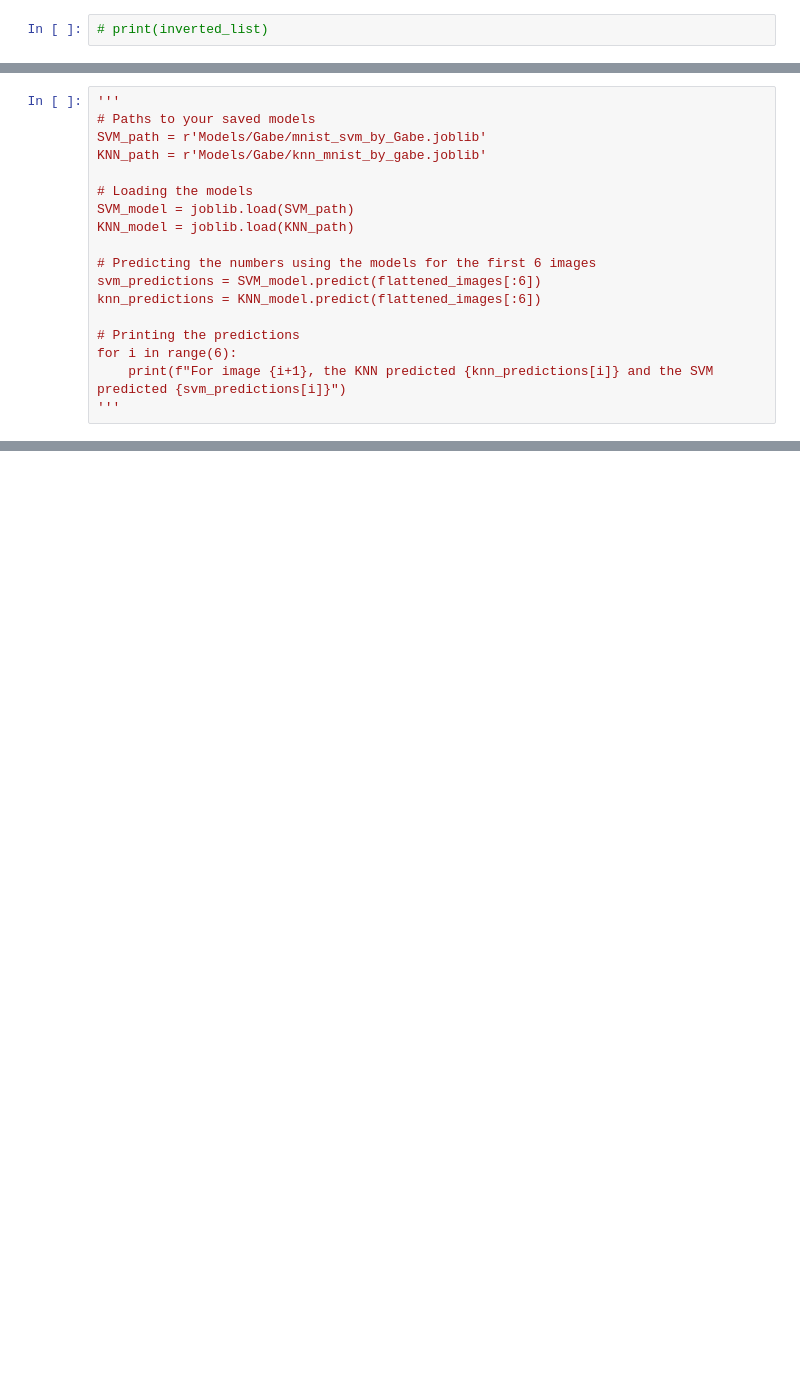
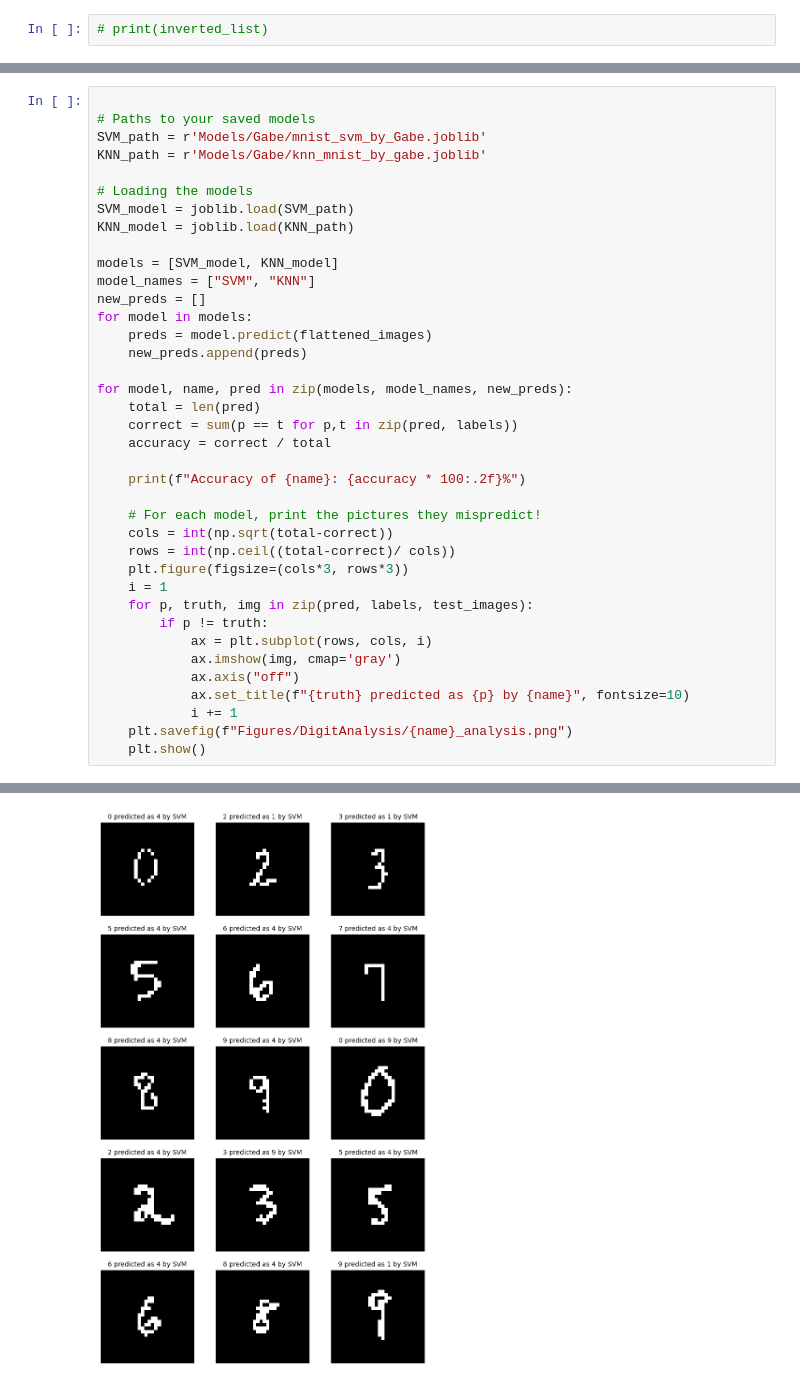
Before and after one commit to gabriel-emanuel/MSAAI-501-Final, a Jupyter notebook: Testing_our_own_nums.ipynb, the cells around one changed output, grey strips where cells are left out. Cells and saved outputs as stored; diff of their text form; blank space fills up the shorter version.

Commit message:
Added analysis of gabe's traditional models

```diff
--- a/Testing_our_own_nums.ipynb
+++ b/Testing_our_own_nums.ipynb
@@ -178,18 +238,39 @@ for pred, model_dir in zip(all_preds, model_dirs):
-# %%
-'''
-# Paths to your saved models
-SVM_path = r'Models/Gabe/mnist_svm_by_Gabe.joblib'
-KNN_path = r'Models/Gabe/knn_mnist_by_gabe.joblib'
-
-# Loading the models
-SVM_model = joblib.load(SVM_path)
-KNN_model = joblib.load(KNN_path)
-
-# Predicting the numbers using the models for the first 6 images
-svm_predictions = SVM_model.predict(flattened_images[:6])
-knn_predictions = KNN_model.predict(flattened_images[:6])
-
-# Printing the predictions
-for i in range(6):
-    print(f"For image {i+1}, the KNN predicted {knn_predictions[i]} and the SVM predicted {svm_predictions[i]}")
-'''
+# %%
+
+# Paths to your saved models
+SVM_path = r'Models/Gabe/mnist_svm_by_Gabe.joblib'
+KNN_path = r'Models/Gabe/knn_mnist_by_gabe.joblib'
+
+# Loading the models
+SVM_model = joblib.load(SVM_path)
+KNN_model = joblib.load(KNN_path)
+
+models = [SVM_model, KNN_model]
+model_names = ["SVM", "KNN"]
+new_preds = []
+for model in models:
+    preds = model.predict(flattened_images)
+    new_preds.append(preds)
+
+for model, name, pred in zip(models, model_names, new_preds):
+    total = len(pred)
+    correct = sum(p == t for p,t in zip(pred, labels))
+    accuracy = correct / total
+
+    print(f"Accuracy of {name}: {accuracy * 100:.2f}%")
+
+    # For each model, print the pictures they mispredict!
+    cols = int(np.sqrt(total-correct))
+    rows = int(np.ceil((total-correct)/ cols))
+    plt.figure(figsize=(cols*3, rows*3))
+    i = 1
+    for p, truth, img in zip(pred, labels, test_images):
+        if p != truth:
+            ax = plt.subplot(rows, cols, i)
+            ax.imshow(img, cmap='gray')
+            ax.axis("off")
+            ax.set_title(f"{truth} predicted as {p} by {name}", fontsize=10)
+            i += 1
+    plt.savefig(f"Figures/DigitAnalysis/{name}_analysis.png")
+    plt.show()
+# %% [output]
@@ -195,0 +282 @@ for i in range(6):
+[figure, added]
```
Also changed, not shown: parts of 10 cells of this notebook, 2 other files.
